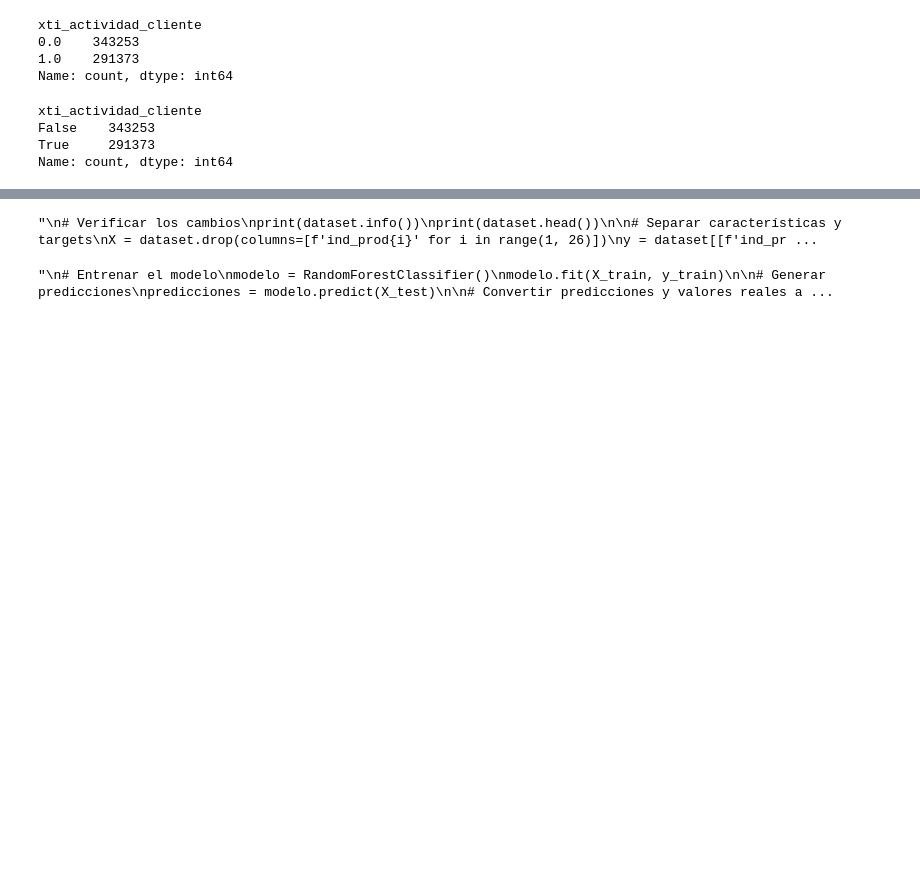
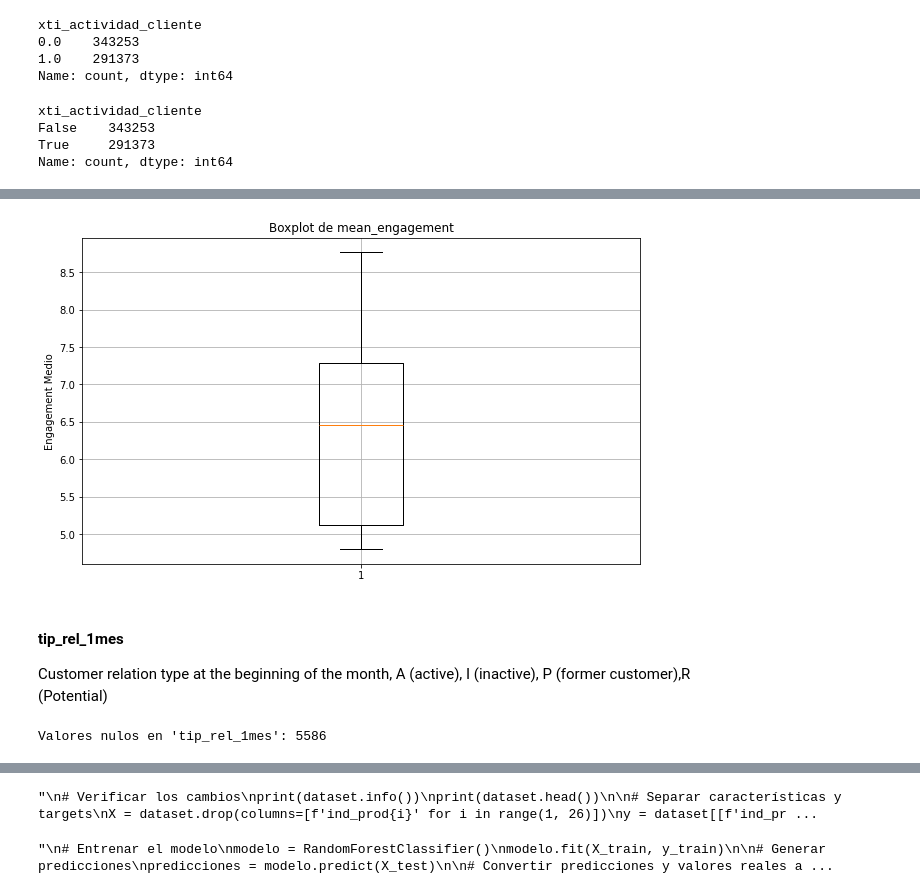
Before and after one commit to pepelopelope/Banking-Product-Recommendations-ML-Project, a Jupyter notebook: Codigo.ipynb, the cells around one changed output, grey strips where cells are left out. Saved outputs shown, nothing was run; the diff lists cells and outputs as text; code cells hidden in the pictures; blank space fills up the shorter version.

```diff
--- a/Codigo.ipynb
+++ b/Codigo.ipynb
@@ -1048,0 +1106,24 @@ Name: count, dtype: int64
+# %%
+# aplicar winsorize
+from scipy.stats.mstats import winsorize
+dataset['mean_engagement'] = winsorize(dataset['mean_engagement'], limits=[0.05, 0.05])
+# %%
+plt.figure(figsize=(10, 6))
+plt.boxplot(dataset['mean_engagement'])
+plt.title('Boxplot de mean_engagement')
+plt.ylabel('Engagement Medio')
+plt.grid(True)
+plt.show()
+# %% [output]
+[figure, added]
+# %% [markdown]
+#### tip_rel_1mes
+
+
+Customer	 relation	 type	at	 the	 beginning	 of	 the	month,	A	 (active),	 I	 (inactive),	P	 (former	 customer),R
+(Potential)
+# %%
+nulos_id_segmento = dataset['tip_rel_1mes'].isnull().sum()
+print(f"Valores nulos en 'tip_rel_1mes': {nulos_id_segmento}")
+# %% [output]
+Valores nulos en 'tip_rel_1mes': 5586
```
Also changed, not shown: parts of 40 cells of this notebook.
